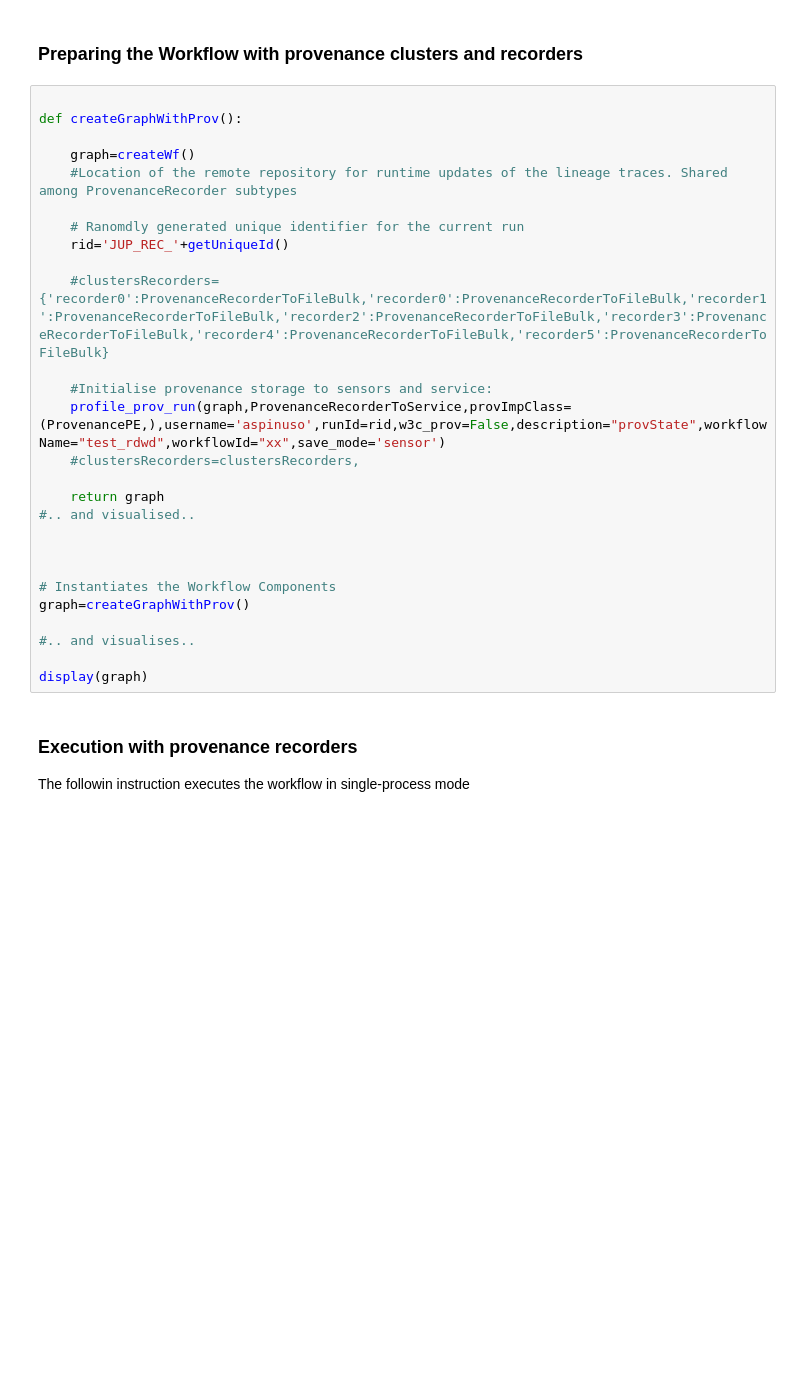
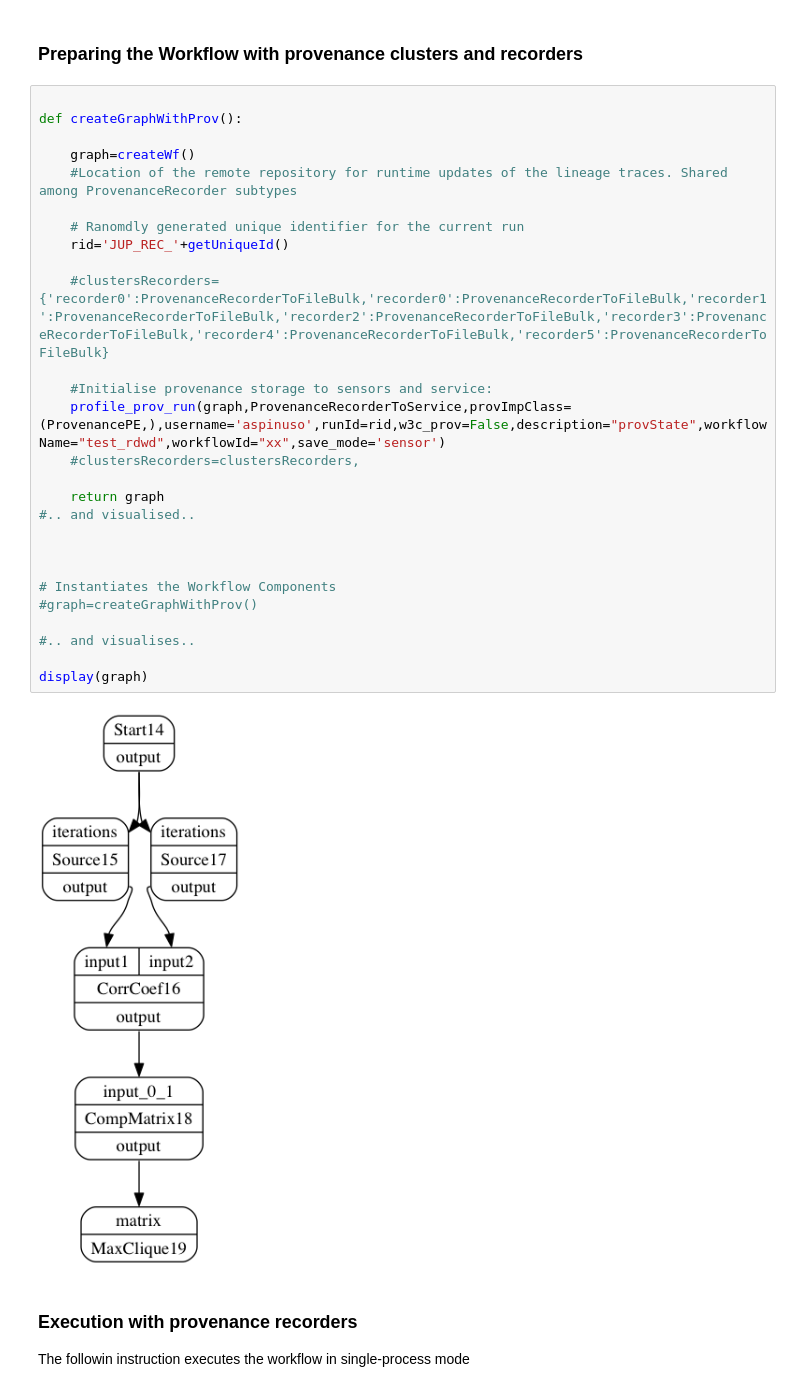
Before and after one commit to dispel4py2-0/Dispel4Py, a Jupyter notebook: d4py-prov-xcorrelation-example.ipynb, the cells around one changed output. Drawn from its saved outputs; the diff is of its cells as text; blank space fills up the shorter version.

```diff
--- a/d4py-prov-xcorrelation-example.ipynb
+++ b/d4py-prov-xcorrelation-example.ipynb
@@ -764,30 +757,32 @@ Here we show how to implement a PE that can handle feedback from a <i>Provenance
 # %%
 
 def createGraphWithProv():
 
     graph=createWf()
     #Location of the remote repository for runtime updates of the lineage traces. Shared among ProvenanceRecorder subtypes
 
     # Ranomdly generated unique identifier for the current run
     rid='JUP_REC_'+getUniqueId()
 
     #clustersRecorders={'recorder0':ProvenanceRecorderToFileBulk,'recorder0':ProvenanceRecorderToFileBulk,'recorder1':ProvenanceRecorderToFileBulk,'recorder2':ProvenanceRecorderToFileBulk,'recorder3':ProvenanceRecorderToFileBulk,'recorder4':ProvenanceRecorderToFileBulk,'recorder5':ProvenanceRecorderToFileBulk}
 
     #Initialise provenance storage to sensors and service:
     profile_prov_run(graph,ProvenanceRecorderToService,provImpClass=(ProvenancePE,),username='aspinuso',runId=rid,w3c_prov=False,description="provState",workflowName="test_rdwd",workflowId="xx",save_mode='sensor')
     #clustersRecorders=clustersRecorders,
 
     return graph
 #.. and visualised..
 
 
 
 # Instantiates the Workflow Components
-graph=createGraphWithProv()
+#graph=createGraphWithProv()
 
 #.. and visualises..
 
 display(graph)
+# %% [output]
+[figure, added]
 # %% [markdown]
 ### Execution with provenance recorders
 The followin instruction executes the workflow in single-process mode
```
Also changed, not shown: parts of 8 cells of this notebook, 1 other file.
